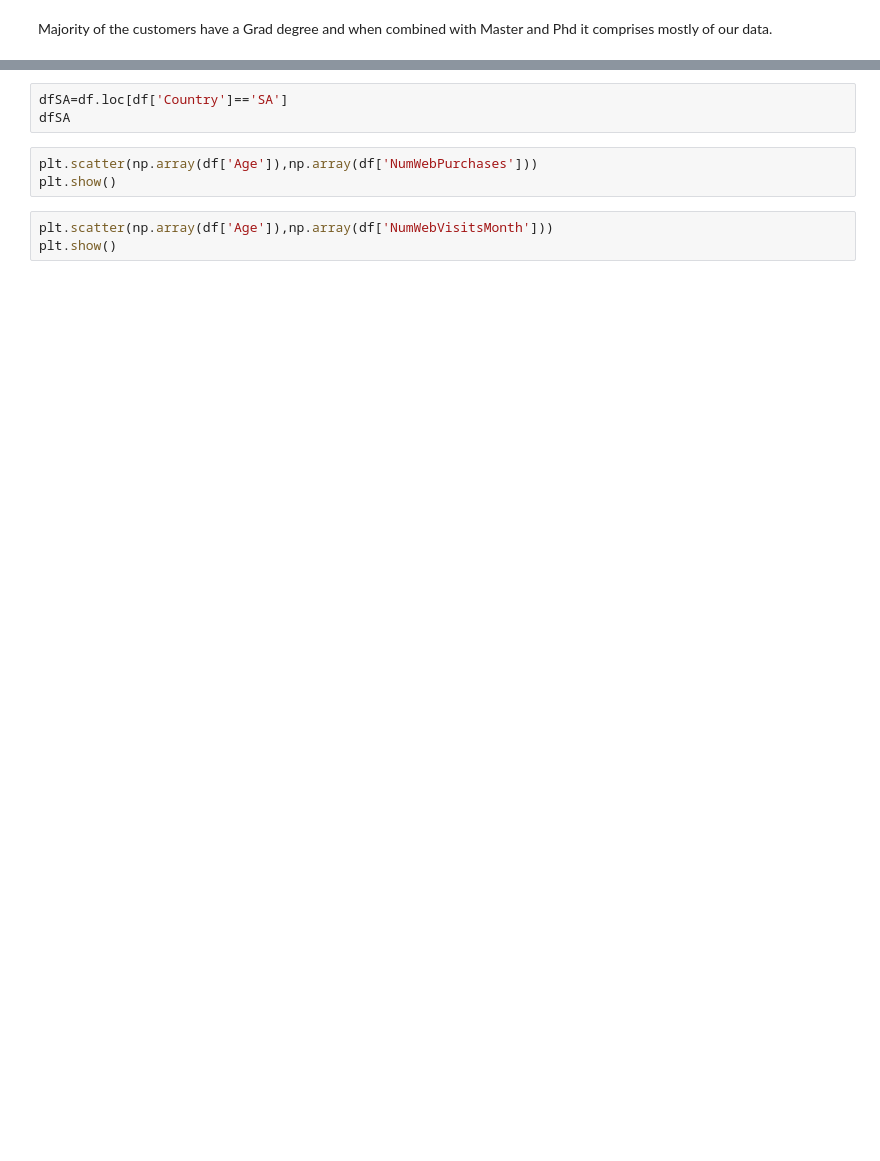
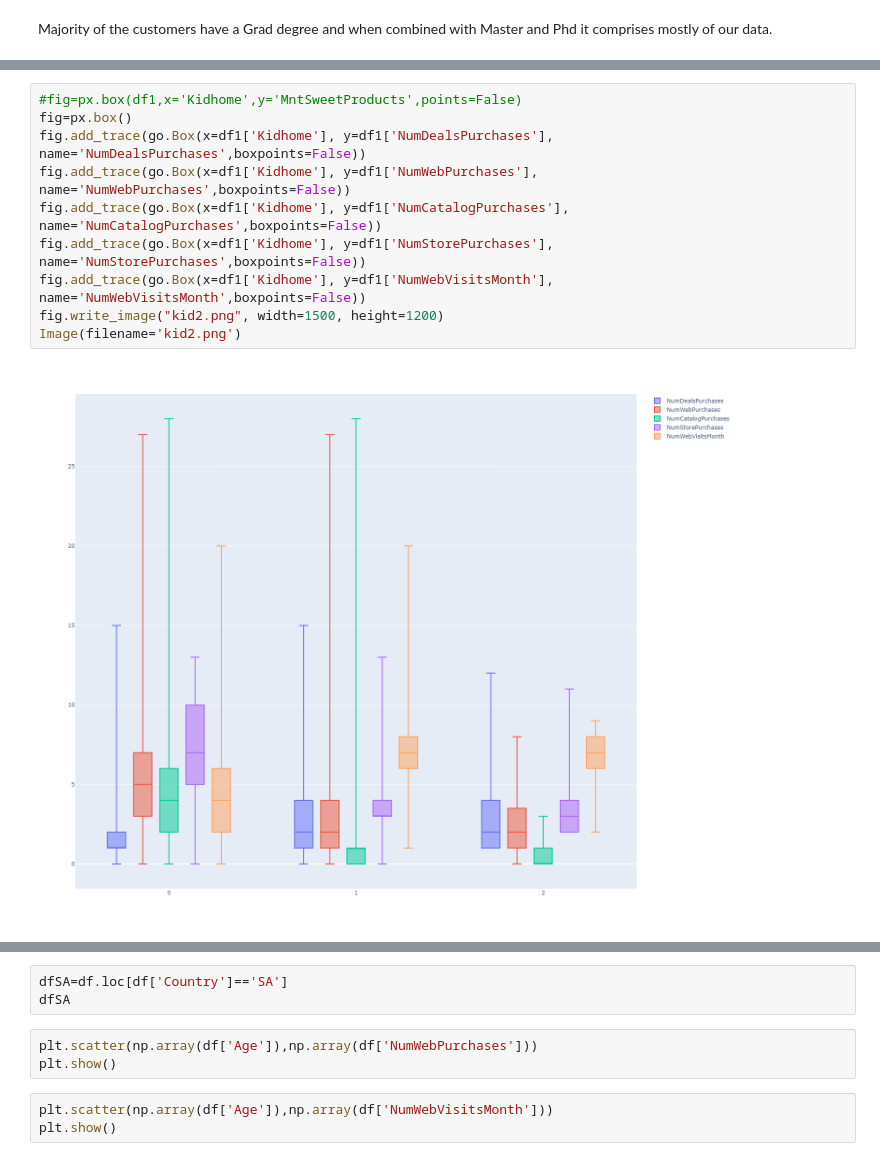
Before and after one commit to frax0n/Marketing-Analyis, a Jupyter notebook: Marketing Analytics .ipynb, the cells around one changed output, grey strips where cells are left out. Drawn from its saved outputs; the diff is of its cells as text; blank space fills up the shorter version.

```diff
--- a/Marketing Analytics .ipynb
+++ b/Marketing Analytics .ipynb
@@ -173,0 +223,12 @@ Majority of the customers have a Grad degree and when combined with Master and P
+# %%
+#fig=px.box(df1,x='Kidhome',y='MntSweetProducts',points=False)
+fig=px.box()
+fig.add_trace(go.Box(x=df1['Kidhome'], y=df1['NumDealsPurchases'], name='NumDealsPurchases',boxpoints=False))
+fig.add_trace(go.Box(x=df1['Kidhome'], y=df1['NumWebPurchases'], name='NumWebPurchases',boxpoints=False))
+fig.add_trace(go.Box(x=df1['Kidhome'], y=df1['NumCatalogPurchases'], name='NumCatalogPurchases',boxpoints=False))
+fig.add_trace(go.Box(x=df1['Kidhome'], y=df1['NumStorePurchases'], name='NumStorePurchases',boxpoints=False))
+fig.add_trace(go.Box(x=df1['Kidhome'], y=df1['NumWebVisitsMonth'], name='NumWebVisitsMonth',boxpoints=False))
+fig.write_image("kid2.png", width=1500, height=1200)
+Image(filename='kid2.png')
+# %% [output]
+[figure, added]
```
Also changed, not shown: parts of 19 cells of this notebook, 9 other files.
